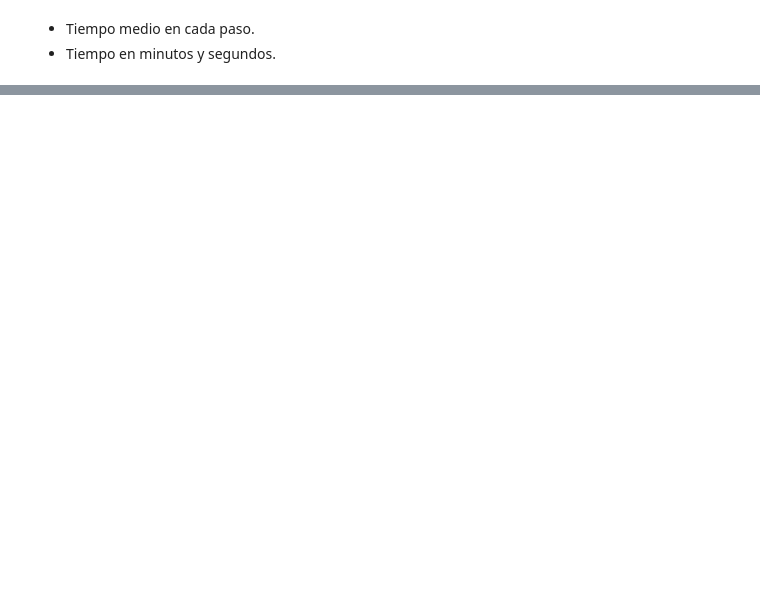
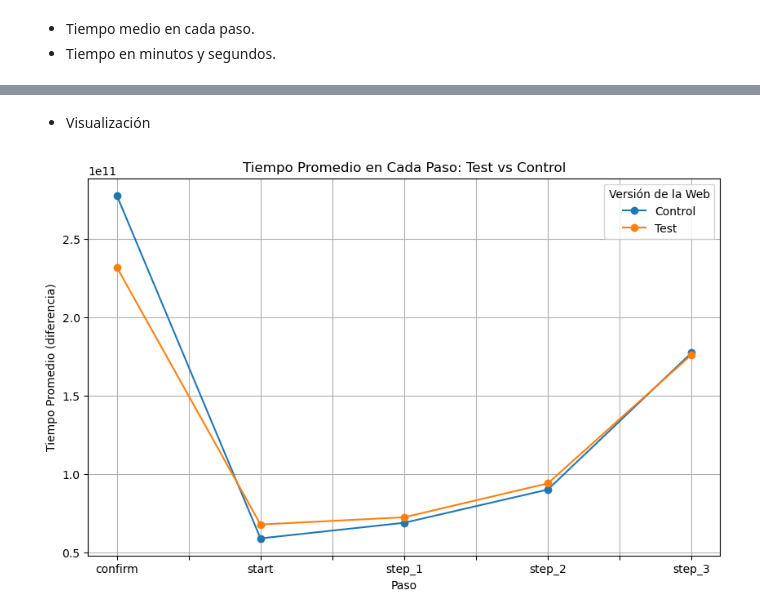
Before and after one commit to adrianlardies/vanguard-ab-test, a Jupyter notebook: main.ipynb, the cells around one changed output, grey strips where cells are left out. Drawn from its saved outputs; the diff is of its cells as text; code cells hidden in the pictures; blank space fills up the shorter version.

```diff
--- a/main.ipynb
+++ b/main.ipynb
@@ -1423,0 +1426,3 @@ df_pt.head(50)
+# %%
+# Unir df_pt con df_final para agregar la columna 'variation' (test/control)
+df_pt = pd.merge(df_pt, df_final[['client_id', 'variation']], on='client_id')
@@ -1423,0 +1456,3 @@ df_pt.head(50)
+# %%
+# Calculamos el tiempo total promedio en cada paso por tipo de web (test/control)
+avg_time_in_step = df_pt.groupby(['variation', 'step'])['total_time_in_step'].mean().unstack()
@@ -1423,0 +1466,12 @@ df_pt.head(50)
+# %% [markdown]
+- Visualización
+# %%
+avg_time_in_step.T.plot(kind='line', marker='o', figsize=(10, 6))
+plt.title('Tiempo Promedio en Cada Paso: Test vs Control')
+plt.xlabel('Paso')
+plt.ylabel('Tiempo Promedio (diferencia)')
+plt.legend(title='Versión de la Web')
+plt.grid(True)
+plt.show()
+# %% [output]
+[figure, added]
```
Also changed, not shown: parts of 7 cells of this notebook.
